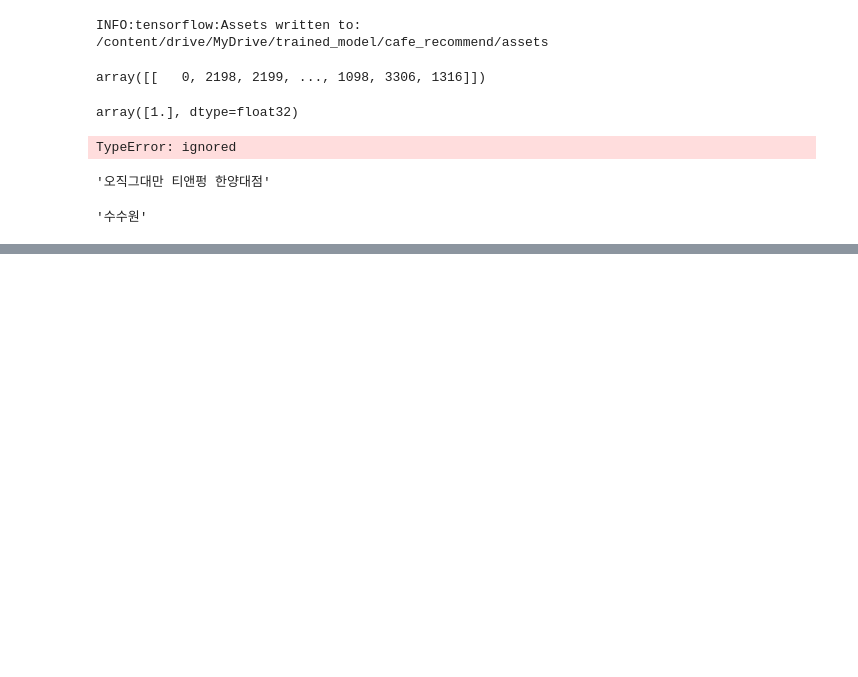
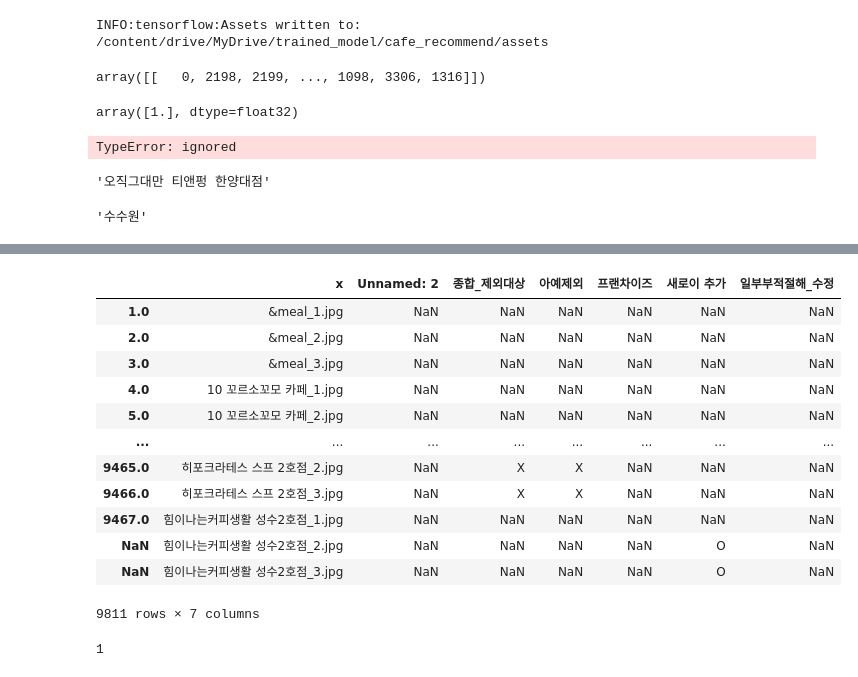
Before and after one commit to YMGYM/google_colab_files, a Jupyter notebook: ImageEmbedding.ipynb, the cells around one changed output, grey strips where cells are left out. Drawn from its saved outputs; the diff is of its cells as text; code cells hidden in the pictures; blank space fills up the shorter version.

```diff
--- a/ImageEmbedding.ipynb
+++ b/ImageEmbedding.ipynb
@@ -397,0 +404,28 @@ arr[:100][::-1][1816]
+# %%
+import pandas as pd
+
+all_image = pd.read_csv('/content/drive/MyDrive/Datasets/cafe_image_list.csv', encoding='cp949', index_col=0)
+# %%
+all_image
+# %% [output]
+|  | x | Unnamed: 2 | 종합_제외대상 | 아예제외 | 프랜차이즈 | 새로이 추가 | 일부부적절해_수정 |
+| 1.0 | &meal_1.jpg | NaN | NaN | NaN | NaN | NaN | NaN |
+| 2.0 | &meal_2.jpg | NaN | NaN | NaN | NaN | NaN | NaN |
+| 3.0 | &meal_3.jpg | NaN | NaN | NaN | NaN | NaN | NaN |
+| 4.0 | 10 꼬르소꼬모 카페_1.jpg | NaN | NaN | NaN | NaN | NaN | NaN |
+| 5.0 | 10 꼬르소꼬모 카페_2.jpg | NaN | NaN | NaN | NaN | NaN | NaN |
+| ... | ... | ... | ... | ... | ... | ... | ... |
+| 9465.0 | 히포크라테스 스프 2호점_2.jpg | NaN | X | X | NaN | NaN | NaN |
+| 9466.0 | 히포크라테스 스프 2호점_3.jpg | NaN | X | X | NaN | NaN | NaN |
+| 9467.0 | 힘이나는커피생활 성수2호점_1.jpg | NaN | NaN | NaN | NaN | NaN | NaN |
+| NaN | 힘이나는커피생활 성수2호점_2.jpg | NaN | NaN | NaN | NaN | O | NaN |
+| NaN | 힘이나는커피생활 성수2호점_3.jpg | NaN | NaN | NaN | NaN | O | NaN |
+9811 rows × 7 columns
+# %%
+import os
+
+images = os.listdir('dataset')
+
+len(all_image[all_image.x == '10 꼬르소꼬모 카페_2.jpg'])
+# %% [output]
+1
```
Also changed, not shown: parts of 5 cells of this notebook.
